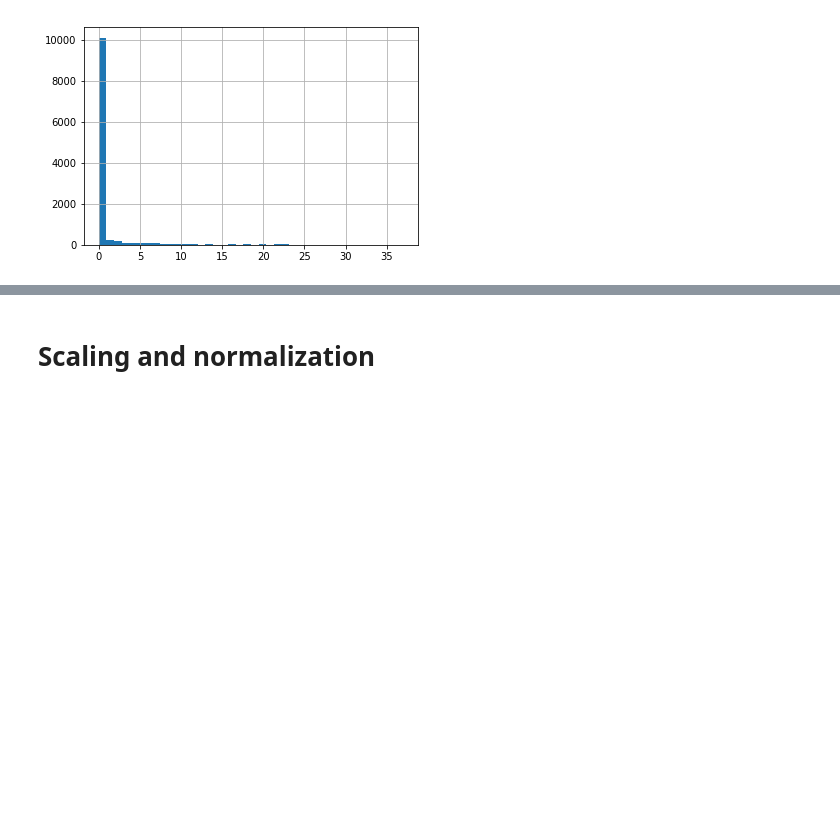
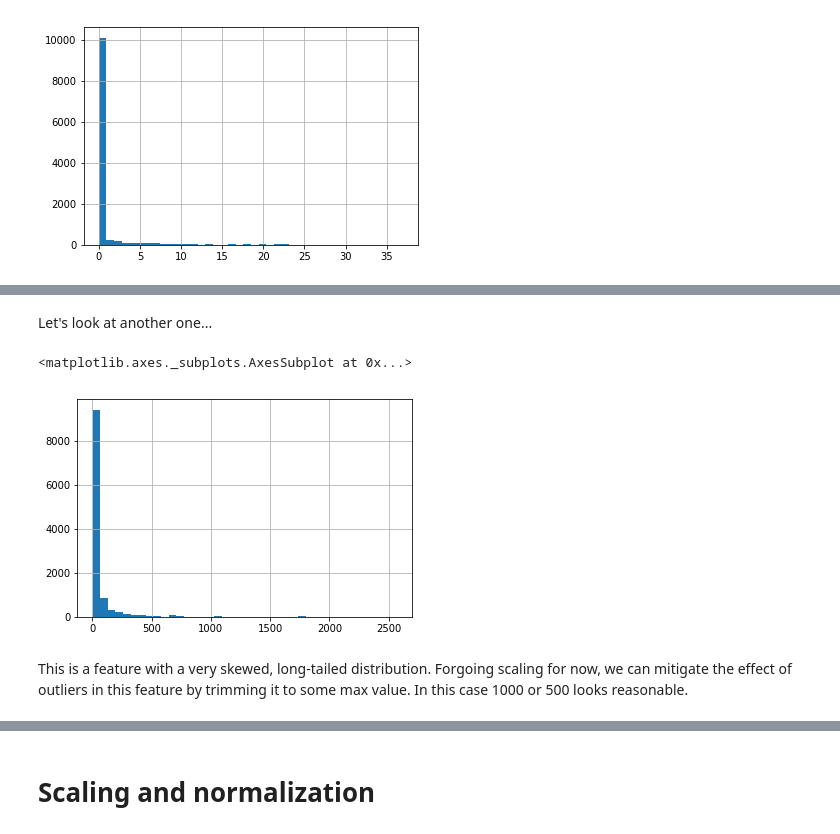
Before and after one commit to DataHackIL/DataLearn-ML-Intro-2019, a Jupyter notebook: part_5.Preprocessing.ipynb, the cells around one changed output, grey strips where cells are left out. Saved outputs shown, nothing was run; the diff lists cells and outputs as text; code cells hidden in the pictures; blank space fills up the shorter version.

```diff
--- a/part_5.Preprocessing.ipynb
+++ b/part_5.Preprocessing.ipynb
@@ -255,0 +316,9 @@ df.raw_events[df.raw_events<40].hist(bins=40)
+# %% [markdown]
+Let's look at another one...
+# %%
+df.total_events.hist(bins=40)
+# %% [output]
+<matplotlib.axes._subplots.AxesSubplot at 0x...>
+[figure, added]
+# %% [markdown]
+This is a feature with a very skewed, long-tailed distribution. Forgoing scaling for now, we can mitigate the effect of outliers in this feature by trimming it to some max value. In this case 1000 or 500 looks reasonable.
```
Also changed, not shown: parts of 100 cells of this notebook, 3 other files.
